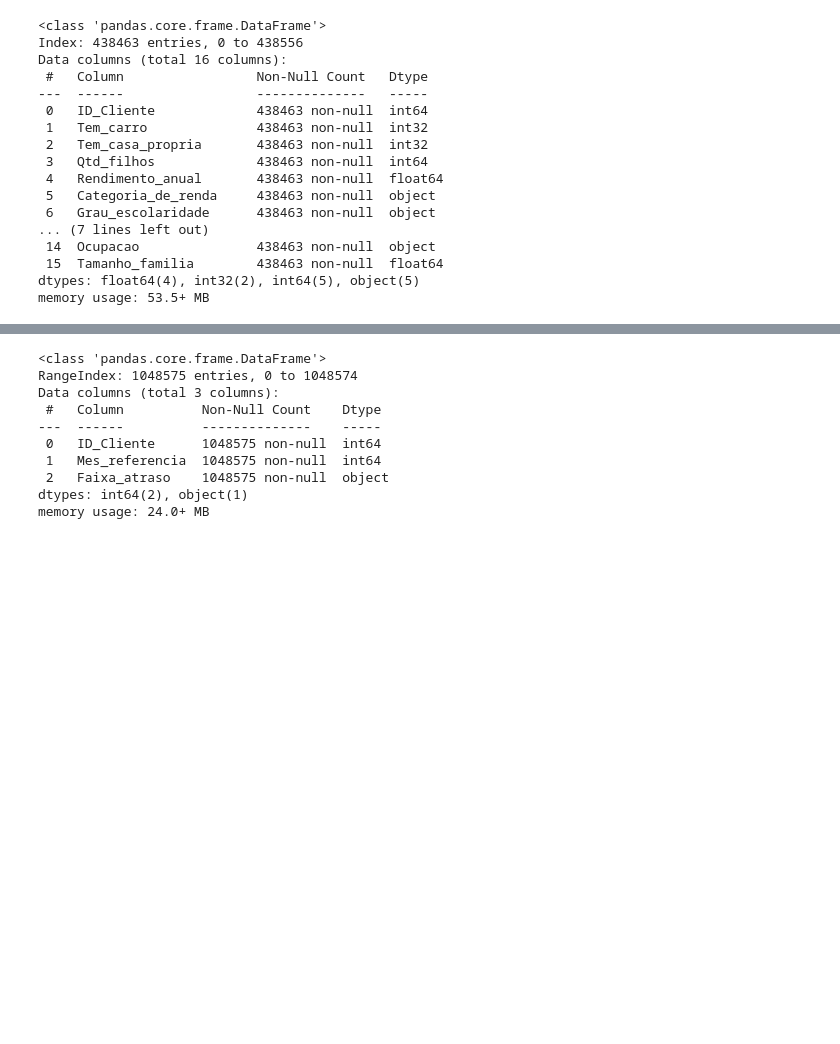
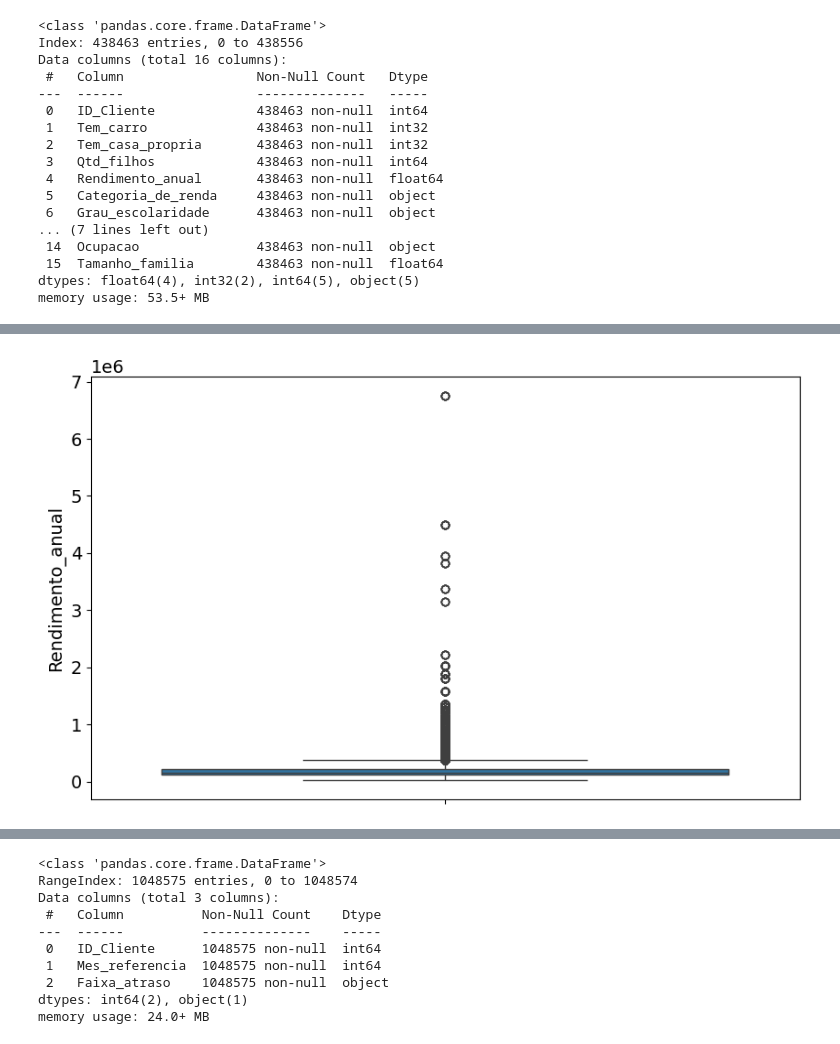
Before and after one commit to torvess/credit_score_07-10-2024, a Jupyter notebook: notebooks/credit_score.ipynb, the cells around one changed output, grey strips where cells are left out. Cells and saved outputs as stored; diff of their text form; code cells hidden in the pictures; blank space fills up the shorter version.

```diff
--- a/notebooks/credit_score.ipynb
+++ b/notebooks/credit_score.ipynb
@@ -145,0 +235,6 @@ df_cadastro = df_cadastro[['ID_Cliente', 'Tem_carro', 'Tem_casa_propria', 'Tem_t
+# %%
+sns.boxplot(data=df_cadastro, y='Rendimento_anual')
+plt.xticks(rotation=45)
+plt.show()
+# %% [output]
+[figure, added]
```
Also changed, not shown: parts of 58 cells of this notebook.
